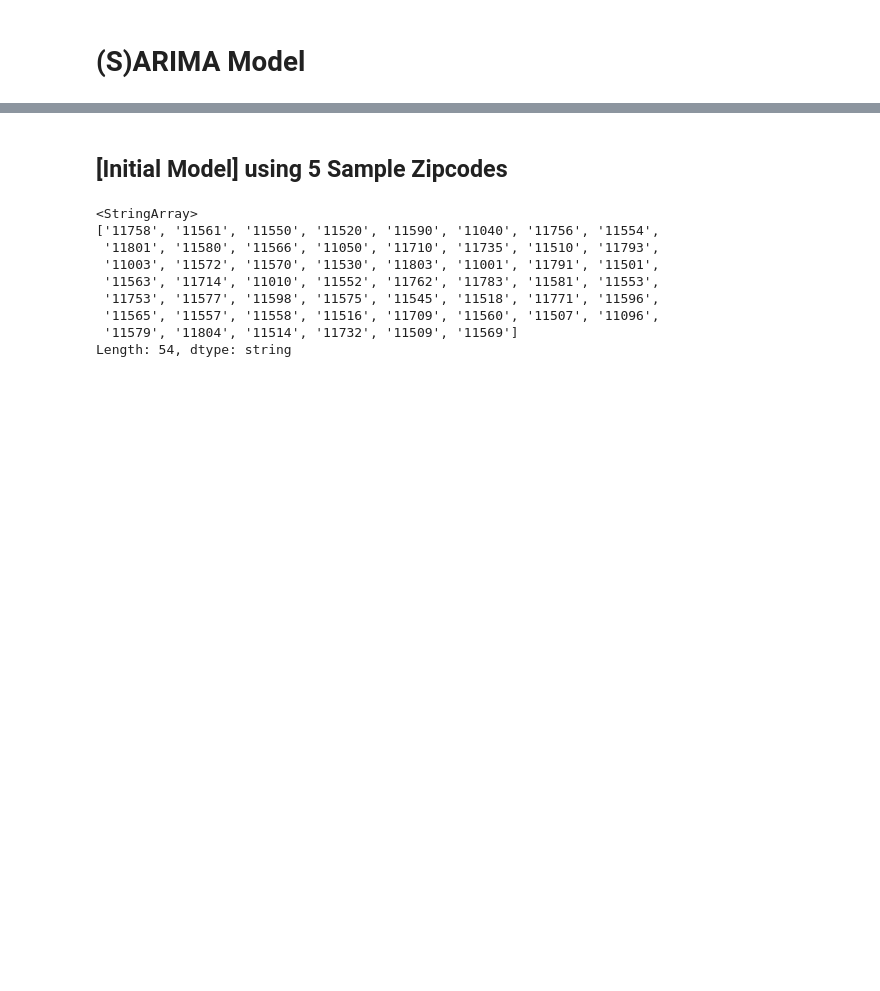
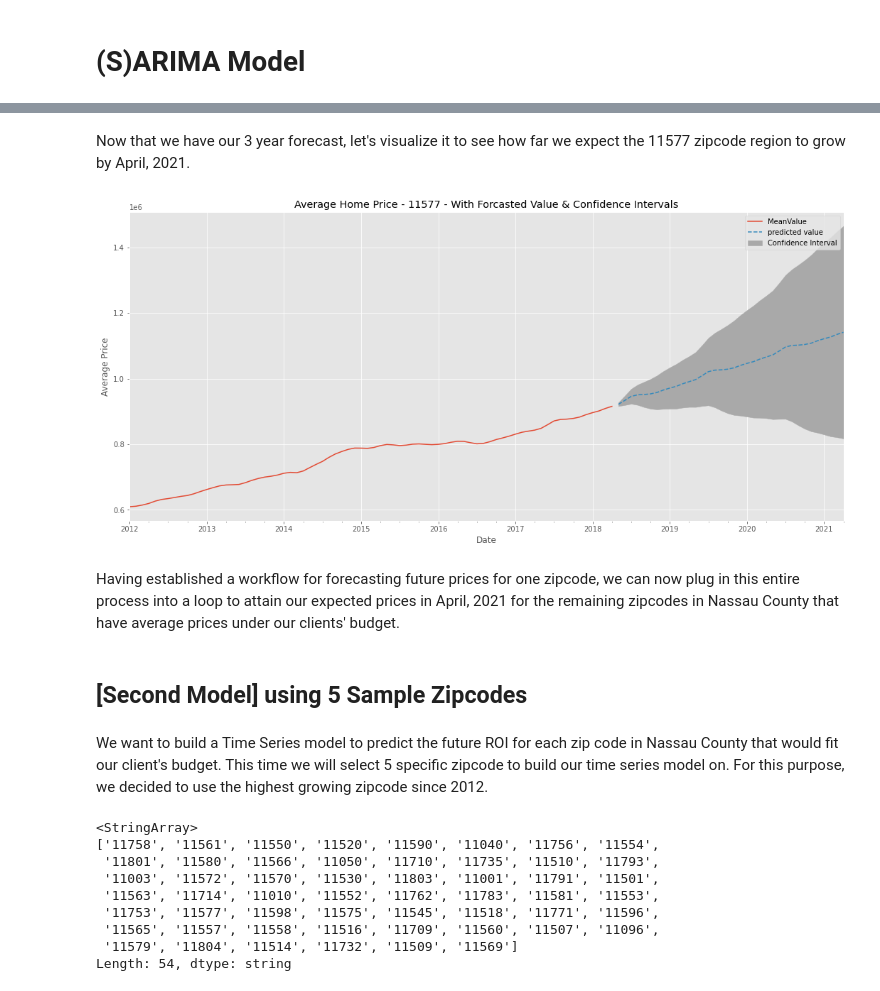
Before and after one commit to khwilliamkim/Zillow_Real_Estate_Time_Series_Analysis, a Jupyter notebook: Time_Series_Analysis_notebook.ipynb, the cells around one changed output, grey strips where cells are left out. Drawn from its saved outputs; the diff is of its cells as text; code cells hidden in the pictures; blank space fills up the shorter version.

```diff
--- a/Time_Series_Analysis_notebook.ipynb
+++ b/Time_Series_Analysis_notebook.ipynb
@@ -812,0 +1024,12 @@ We want to build a Time Series model to predict the future ROI for each zip code
+# %%
+# Plug the parameter values from our Auto ARIMA model into a new SARIMAX model that fits the entire series.
+ARIMA_MODEL = sm.tsa.statespace.SARIMAX(recent,
+                                        order=(1,1,1),
+                                        seasonal_order=(0, 1, 1, 12),
+                                        enforce_stationarity=False,
+                                        enforce_invertibility=False)
+
+# Fit the model and print results
+full_output = ARIMA_MODEL.fit()
+
+print(output.summary().tables[1])
@@ -813,5 +1070,28 @@ We want to build a Time Series model to predict the future ROI for each zip code
+# %% [markdown]
+Now that we have our 3 year forecast, let's visualize it to see how far we expect the 11577 zipcode region to grow by April, 2021.
+# %%
+#Plotting our Forecast
+fig, ax = plt.subplots()
+recent.plot(ax=ax,label='Real Values')
+
+
+future_prediction['prediction'].plot(ax=ax,label='predicted value',ls='--')
+
+ax.fill_between(x= future_prediction.index, y1= future_prediction['lower'],
+                y2= future_prediction['upper'],color='darkgrey',
+                label='Confidence Interval')
+ax.legend()
+plt.ylabel("Average Price")
+plt.title('Average Home Price - 11577 - With Forcasted Value & Confidence Intervals')
+plt.show()
+# %% [output]
+[figure, added]
+# %% [markdown]
+Having established a workflow for forecasting future prices for one zipcode, we can now plug in this entire process into a loop to attain our expected prices in April, 2021 for the remaining zipcodes in Nassau County that have average prices under our clients' budget.
 # %% [markdown]
-## [Initial Model] using 5 Sample Zipcodes
+## [Second Model] using 5 Sample Zipcodes
+# %% [markdown]
+We want to build a Time Series model to predict the future ROI for each zip code in Nassau County that would fit our client's budget. This time we will select 5 specific zipcode to build our time series model on. For this purpose, we decided to use the highest growing zipcode since 2012.
 # %%
 lidf_melt2 = lidf_melt['2012':]
 # %%
```
Also changed, not shown: parts of 92 cells of this notebook.
